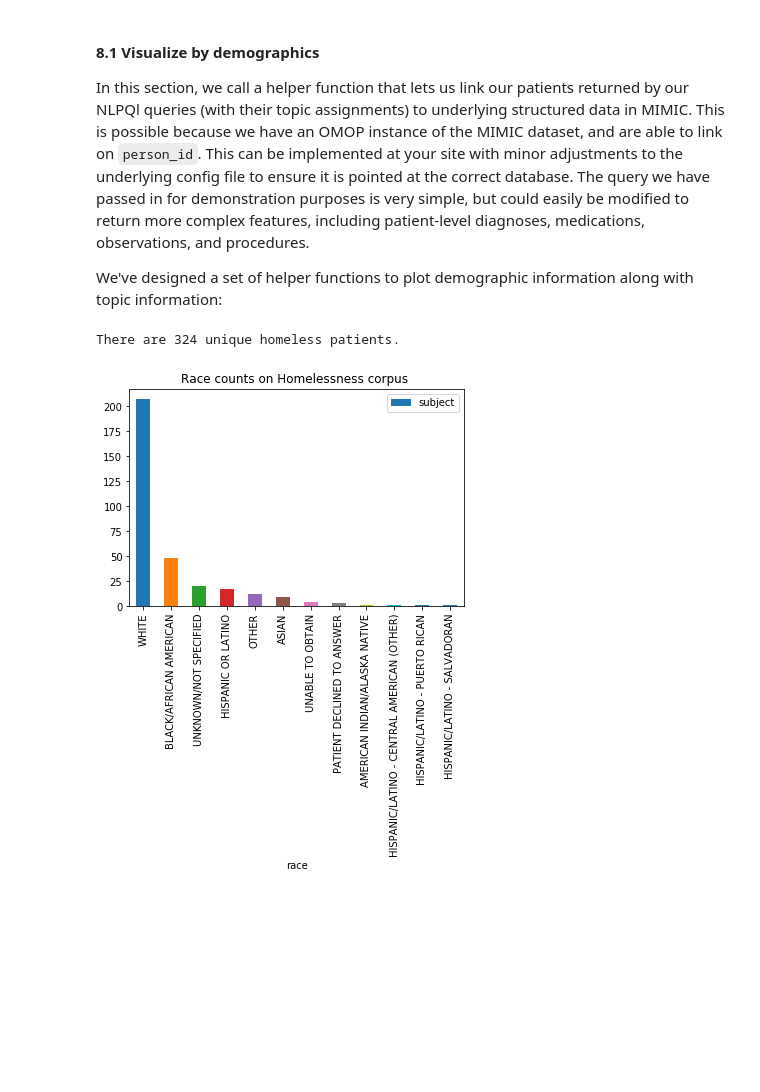
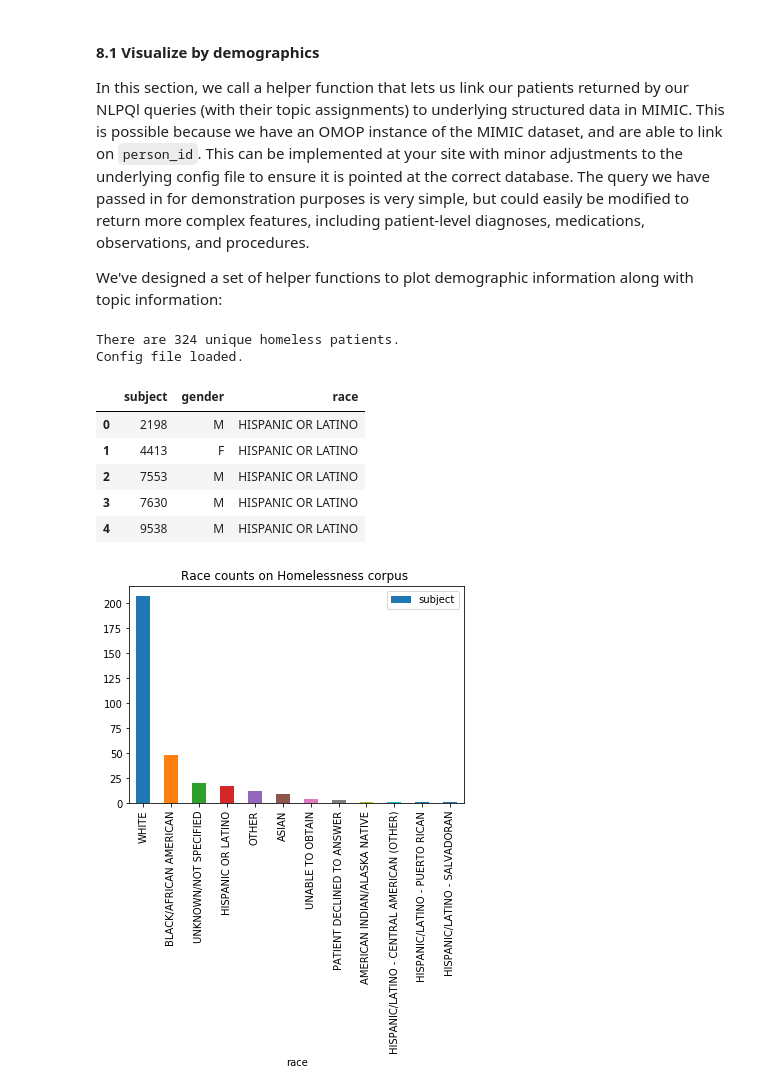
Before and after one commit to ClarityNLP/ClarityNLP, a Jupyter notebook: nlp/notebooks/cooking/Cooking_with_ClarityNLP_092618.ipynb, the cells around one changed output. Cells and saved outputs as stored; diff of their text form; code cells hidden in the pictures; blank space fills up the shorter version.

```diff
--- a/nlp/notebooks/cooking/Cooking_with_ClarityNLP_092618.ipynb
+++ b/nlp/notebooks/cooking/Cooking_with_ClarityNLP_092618.ipynb
@@ -868,11 +869,18 @@ def plot_demographics(demographics_df, domain, topic=''):
 # %%
 from claritynlp_notebook_helpers import query_patients
 homelessness_patients = set([doc.metadata['subject'] for doc in homelessness_corpus])
 print("There are {} unique homeless patients.".format(len(homelessness_patients)))
-# homeless_patients_demographics = pd.DataFrame(query_patients(list(homelessness_patients)))
-# homeless_patients_demographics.head()
+homeless_patients_demographics = pd.DataFrame(query_patients(list(homelessness_patients)))
+homeless_patients_demographics.head()
 # %% [output]
 There are 324 unique homeless patients.
+Config file loaded.
+|  | subject | gender | race |
+| 0 | 2198 | M | HISPANIC OR LATINO |
+| 1 | 4413 | F | HISPANIC OR LATINO |
+| 2 | 7553 | M | HISPANIC OR LATINO |
+| 3 | 7630 | M | HISPANIC OR LATINO |
+| 4 | 9538 | M | HISPANIC OR LATINO |
 # %%
 plot_demographics(homeless_patients_demographics, 'Homelessness')
 # %% [output]
```
Also changed, not shown: parts of 19 cells of this notebook.
